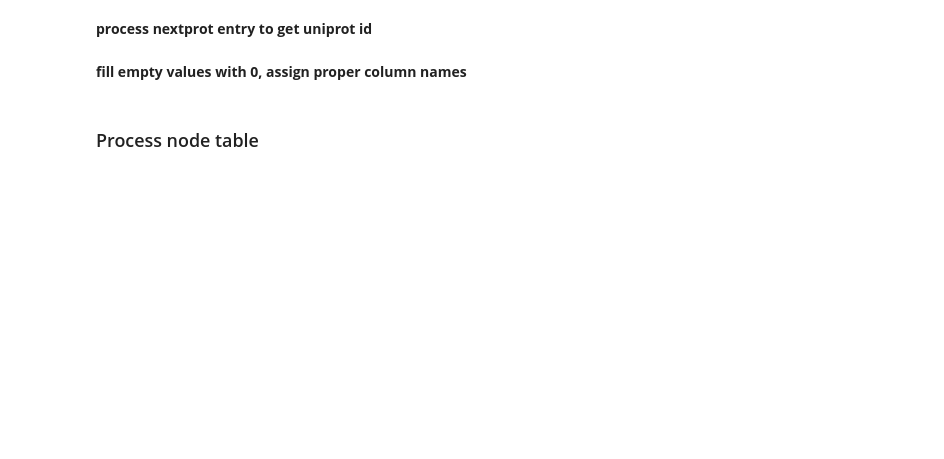
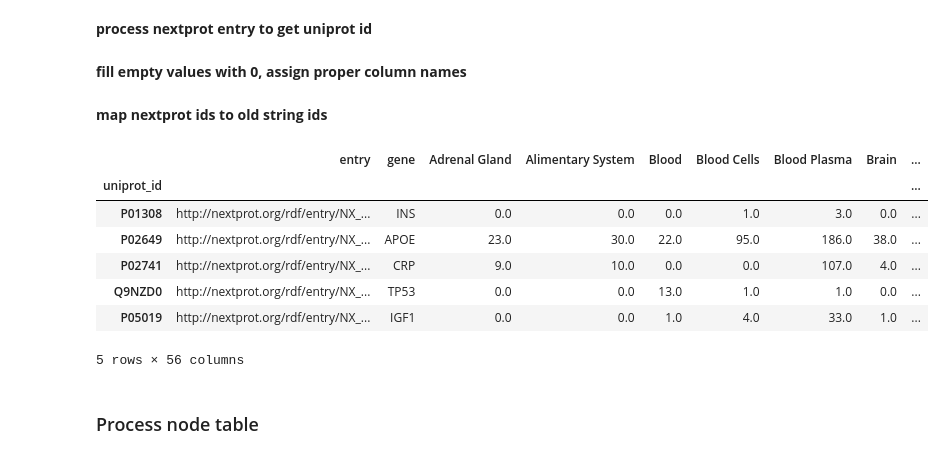
Before and after one commit to scaramonche/EuBIC2020_Cytoscape, a Jupyter notebook: cytoscape_tissues_nextprot.ipynb, the cells around one changed output. Drawn from its saved outputs; the diff is of its cells as text; code cells hidden in the pictures; blank space fills up the shorter version.

Commit message:
updated node table processing to work with query

```diff
--- a/cytoscape_tissues_nextprot.ipynb
+++ b/cytoscape_tissues_nextprot.ipynb
@@ -214,4 +214,4 @@ genes=nextProt_output.set_index('entry')['callret-1']
 unstacked.reset_index(inplace=True)
 mapped_genes=unstacked['entry'].map(genes.to_dict())
 unstacked.insert(0,'gene',mapped_genes)
-unstacked.set_index("entry")
+unstacked = unstacked.set_index("entry")
@@ -251,6 +230,25 @@ columns = list(result.columns.droplevel(level=0))
 columns[0]='entry'
 columns[1]='gene'
 result.columns = columns
+# %%
+new_old_dict = uniprot_mapping.set_index('To')['From'].to_dict()
+# %% [markdown]
+**map nextprot ids to old string ids**
+# %%
+result = result.reset_index()
+result['uniprot_id'] = result['uniprot_id'].map(new_old_dict)
+result.head()
+result = result.set_index('uniprot_id')
+result.head()
+# %% [output]
+|  | entry | gene | Adrenal Gland | Alimentary System | Blood | Blood Cells | Blood Plasma | Brain | ... |
+| uniprot_id |  |  |  |  |  |  |  |  | ... |
+| P01308 | http://nextprot.org/rdf/entry/NX_... | INS | 0.0 | 0.0 | 0.0 | 1.0 | 3.0 | 0.0 | ... |
+| P02649 | http://nextprot.org/rdf/entry/NX_... | APOE | 23.0 | 30.0 | 22.0 | 95.0 | 186.0 | 38.0 | ... |
+| P02741 | http://nextprot.org/rdf/entry/NX_... | CRP | 9.0 | 10.0 | 0.0 | 0.0 | 107.0 | 4.0 | ... |
+| Q9NZD0 | http://nextprot.org/rdf/entry/NX_... | TP53 | 0.0 | 0.0 | 13.0 | 1.0 | 1.0 | 0.0 | ... |
+| P05019 | http://nextprot.org/rdf/entry/NX_... | IGF1 | 0.0 | 0.0 | 1.0 | 4.0 | 33.0 | 1.0 | ... |
+5 rows × 56 columns
 # %% [markdown]
 ### Process node table
 # %%
```
Also changed, not shown: parts of 7 cells of this notebook.
